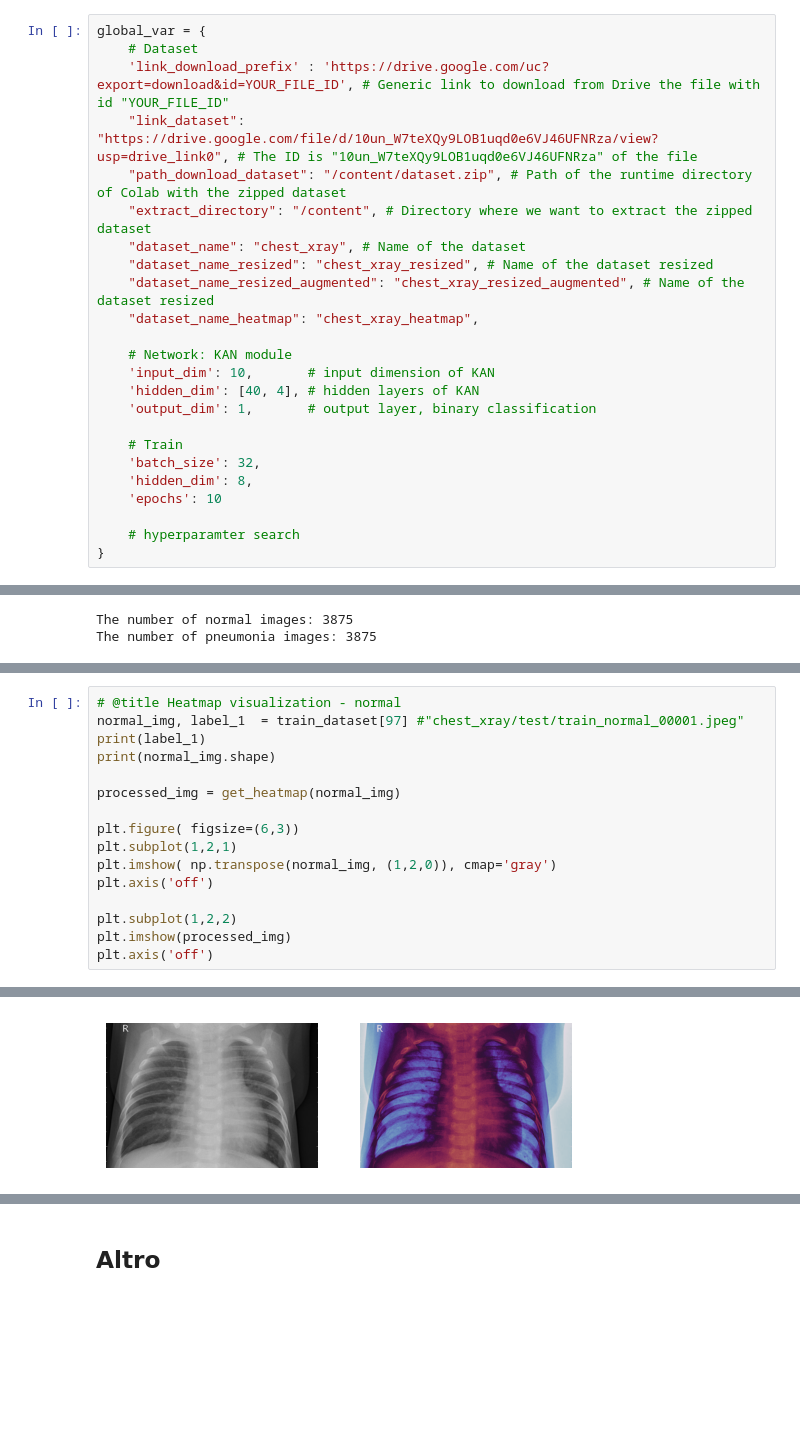
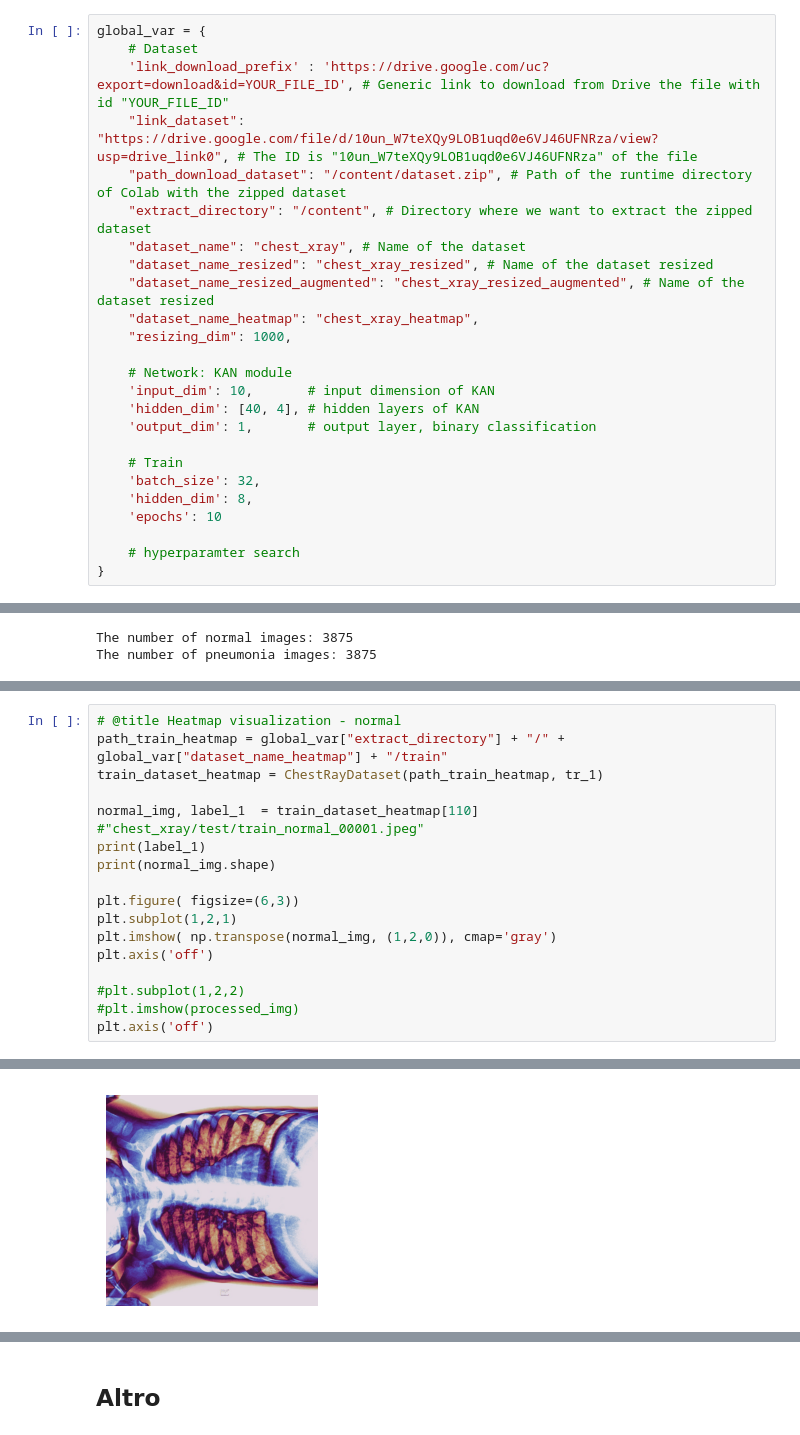
Before and after one commit to cybernetic-m/jam-net, a Jupyter notebook: code/cv_project.ipynb, the cells around one changed output, grey strips where cells are left out. Cells and saved outputs as stored; diff of their text form; blank space fills up the shorter version.

Commit message:
small modification - remaing g+he and train

```diff
--- a/code/cv_project.ipynb
+++ b/code/cv_project.ipynb
@@ -96,6 +96,7 @@ global_var = {
     "dataset_name_resized": "chest_xray_resized", # Name of the dataset resized
     "dataset_name_resized_augmented": "chest_xray_resized_augmented", # Name of the dataset resized
     "dataset_name_heatmap": "chest_xray_heatmap",
+    "resizing_dim": 1000,
 
     # Network: KAN module
     'input_dim': 10,       # input dimension of KAN
@@ -886,17 +907,18 @@ plt.show()
 # %%
 # @title Heatmap visualization - normal
-normal_img, label_1  = train_dataset[97] #"chest_xray/test/train_normal_00001.jpeg"
+path_train_heatmap = global_var["extract_directory"] + "/" + global_var["dataset_name_heatmap"] + "/train"
+train_dataset_heatmap = ChestRayDataset(path_train_heatmap, tr_1)
+
+normal_img, label_1  = train_dataset_heatmap[110] #"chest_xray/test/train_normal_00001.jpeg"
 print(label_1)
 print(normal_img.shape)
-
-processed_img = get_heatmap(normal_img)
 
 plt.figure( figsize=(6,3))
 plt.subplot(1,2,1)
 plt.imshow( np.transpose(normal_img, (1,2,0)), cmap='gray')
 plt.axis('off')
 
-plt.subplot(1,2,2)
-plt.imshow(processed_img)
+#plt.subplot(1,2,2)
+#plt.imshow(processed_img)
 plt.axis('off')
 # %% [output]
@@ -906,3 +928,3 @@ torch.Size([3, 616, 896])
-[figure, old version]
+[figure, new version]
 # %%
 # @title Heatmap visualization - pneumonia
```
Also changed, not shown: parts of 12 cells of this notebook.
